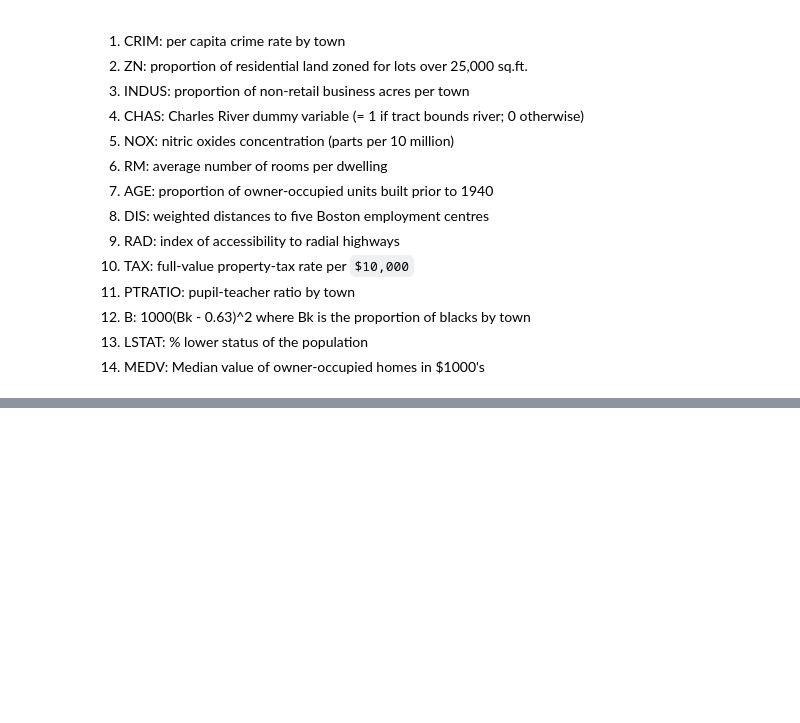
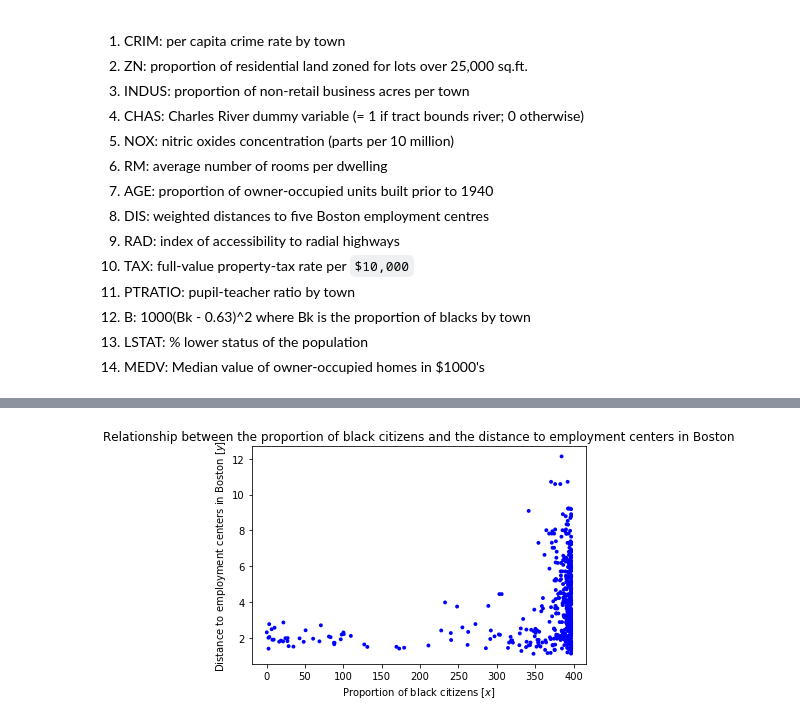
Before and after one commit to serashioda/machine-learning, a Jupyter notebook: Analyze a Data Set.ipynb, the cells around one changed output, grey strips where cells are left out. Cells and saved outputs as stored; diff of their text form; code cells hidden in the pictures; blank space fills up the shorter version.

```diff
--- a/Analyze a Data Set.ipynb
+++ b/Analyze a Data Set.ipynb
@@ -43,0 +99,8 @@ data
+# %%
+plt.title("Relationship between the proportion of black citizens and the distance to employment centers in Boston")
+plt.xlabel("Proportion of black citizens [$x$]")
+plt.ylabel("Distance to employment centers in Boston [$y$]")
+plt.scatter(data.B, data.DIS, s=15, c='blue', edgecolor="None")
+plt.show()
+# %% [output]
+[figure, added]
```
Also changed, not shown: parts of 11 cells of this notebook, 1 other file.
